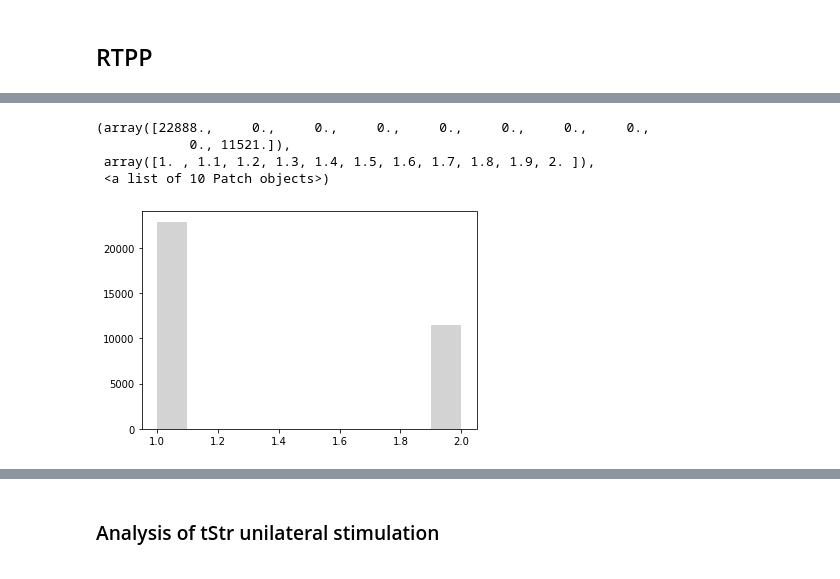
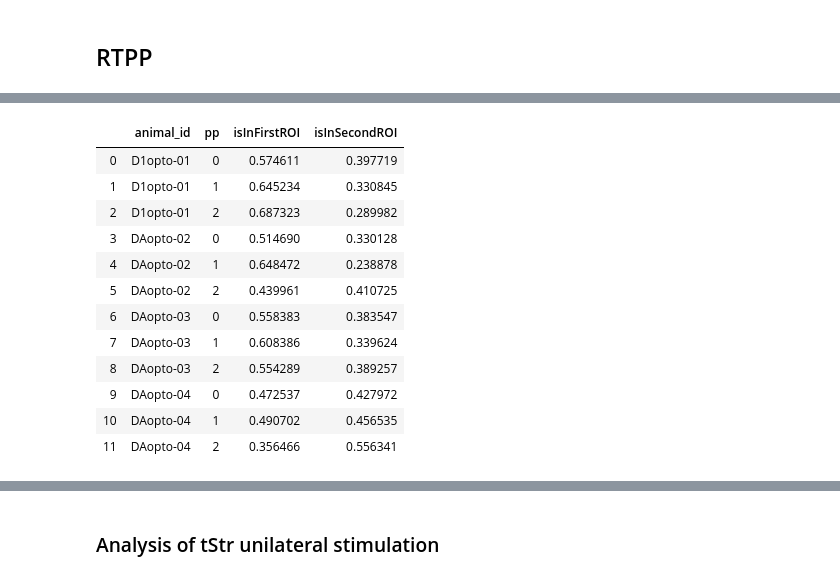
Before and after one commit to HernandoMV/BehaviouralAnalysis, a Jupyter notebook: Dopamine_optostimulation.ipynb, the cells around one changed output, grey strips where cells are left out. Cells and saved outputs as stored; diff of their text form; code cells hidden in the pictures.

```diff
--- a/Dopamine_optostimulation.ipynb
+++ b/Dopamine_optostimulation.ipynb
@@ -1026,8 +1039,0 @@ for ff in range(nrPhases):
-# %%
-plt.hist(fdf.isInROI+1)
-# %% [output]
-(array([22888.,     0.,     0.,     0.,     0.,     0.,     0.,     0.,
-            0., 11521.]),
- array([1. , 1.1, 1.2, 1.3, 1.4, 1.5, 1.6, 1.7, 1.8, 1.9, 2. ]),
- <a list of 10 Patch objects>)
-[figure, removed]
@@ -1033,0 +1043,16 @@ plt.hist(fdf.isInROI+1)
+# %%
+opdf
+# %% [output]
+|  | animal_id | pp | isInFirstROI | isInSecondROI |
+| 0 | D1opto-01 | 0 | 0.574611 | 0.397719 |
+| 1 | D1opto-01 | 1 | 0.645234 | 0.330845 |
+| 2 | D1opto-01 | 2 | 0.687323 | 0.289982 |
+| 3 | DAopto-02 | 0 | 0.514690 | 0.330128 |
+| 4 | DAopto-02 | 1 | 0.648472 | 0.238878 |
+| 5 | DAopto-02 | 2 | 0.439961 | 0.410725 |
+| 6 | DAopto-03 | 0 | 0.558383 | 0.383547 |
+| 7 | DAopto-03 | 1 | 0.608386 | 0.339624 |
+| 8 | DAopto-03 | 2 | 0.554289 | 0.389257 |
+| 9 | DAopto-04 | 0 | 0.472537 | 0.427972 |
+| 10 | DAopto-04 | 1 | 0.490702 | 0.456535 |
+| 11 | DAopto-04 | 2 | 0.356466 | 0.556341 |
```
Also changed, not shown: parts of 9 cells of this notebook.
